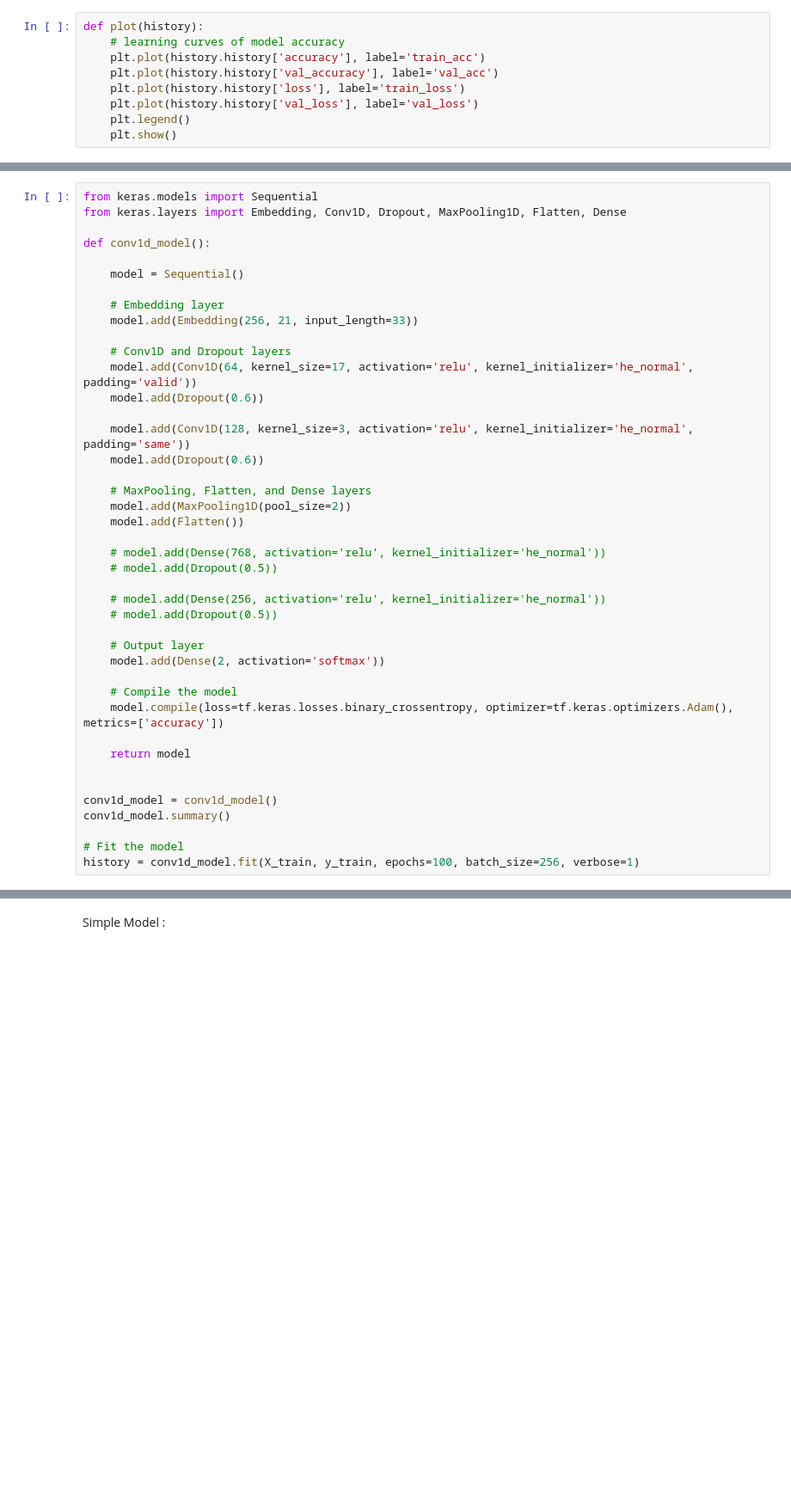
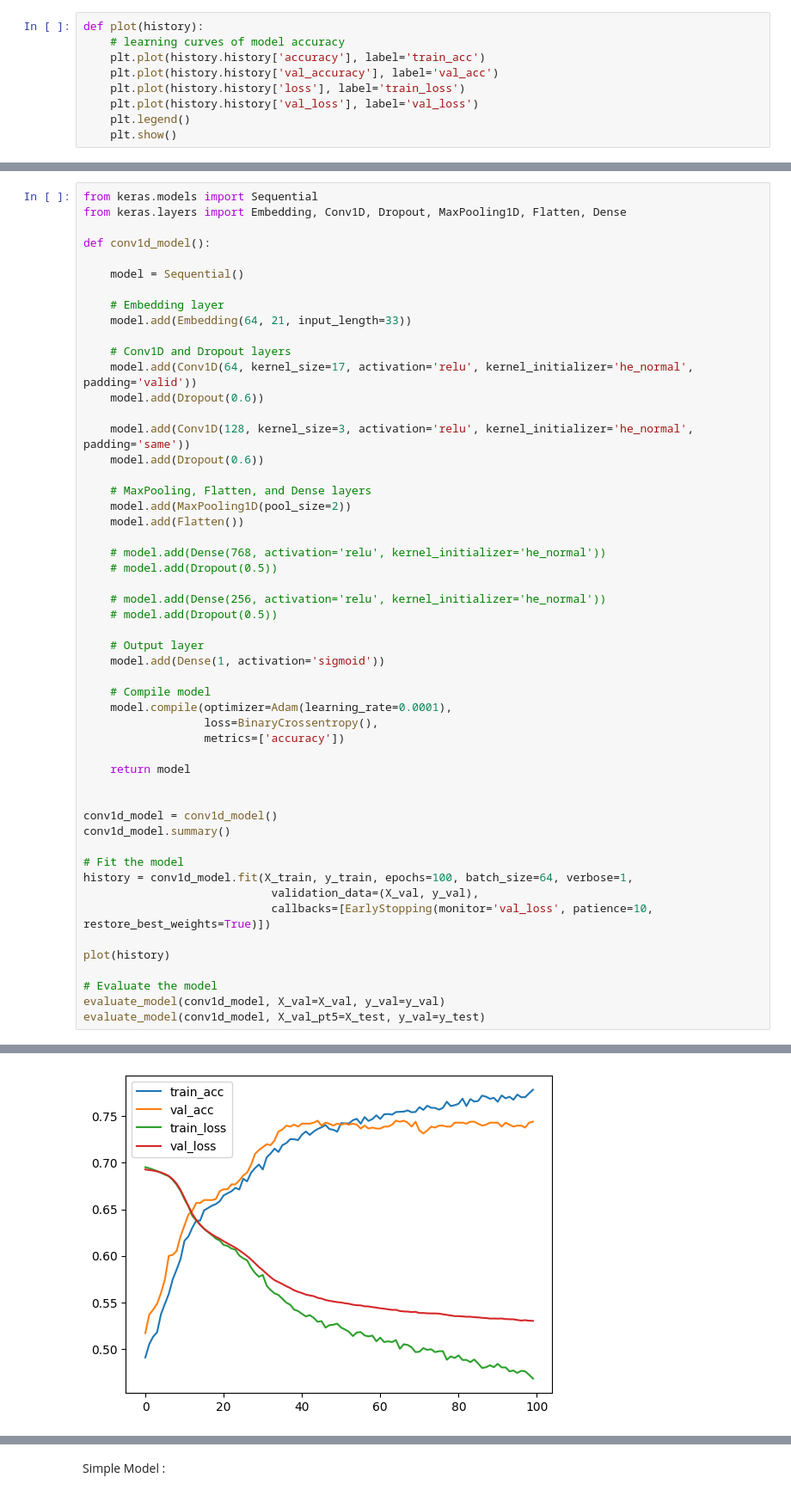
Before and after one commit to Sheldor7701/ResLysEmbed, a Jupyter notebook: Stacking.ipynb, the cells around one changed output, grey strips where cells are left out. Shown at 86% size. Saved outputs shown, nothing was run; the diff lists cells and outputs as text; blank space fills up the shorter version.

```diff
--- a/Stacking.ipynb
+++ b/Stacking.ipynb
@@ -262,7 +269,7 @@ def conv1d_model():
     model = Sequential()
 
     # Embedding layer
-    model.add(Embedding(256, 21, input_length=33))
+    model.add(Embedding(64, 21, input_length=33))
 
     # Conv1D and Dropout layers
     model.add(Conv1D(64, kernel_size=17, activation='relu', kernel_initializer='he_normal', padding='valid'))
@@ -282,10 +289,12 @@ def conv1d_model():
     # model.add(Dropout(0.5))
 
     # Output layer
-    model.add(Dense(2, activation='softmax'))
+    model.add(Dense(1, activation='sigmoid'))
 
-    # Compile the model
-    model.compile(loss=tf.keras.losses.binary_crossentropy, optimizer=tf.keras.optimizers.Adam(), metrics=['accuracy'])
+    # Compile model
+    model.compile(optimizer=Adam(learning_rate=0.0001),
+                  loss=BinaryCrossentropy(),
+                  metrics=['accuracy'])
 
     return model
 
@@ -294,7 +303,15 @@ conv1d_model = conv1d_model()
 conv1d_model.summary()
 
 # Fit the model
-history = conv1d_model.fit(X_train, y_train, epochs=100, batch_size=256, verbose=1)
+history = conv1d_model.fit(X_train, y_train, epochs=100, batch_size=64, verbose=1,
+                            validation_data=(X_val, y_val),
+                            callbacks=[EarlyStopping(monitor='val_loss', patience=10, restore_best_weights=True)])
+
+plot(history)
+
+# Evaluate the model
+evaluate_model(conv1d_model, X_val=X_val, y_val=y_val)
+evaluate_model(conv1d_model, X_val_pt5=X_test, y_val=y_test)
 # %% [output]
 Model: "sequential"
 ┏━━━━━━━━━━━━━━━━━━━━━━━━━━━━━━━━━┳━━━━━━━━━━━━━━━━━━━━━━━━┳━━━━━━━━━━━━━━━┓
@@ -322,0 +356 @@ Epoch 1/100
+[figure, added]
```
Also changed, not shown: parts of 18 cells of this notebook, 5 other files.
